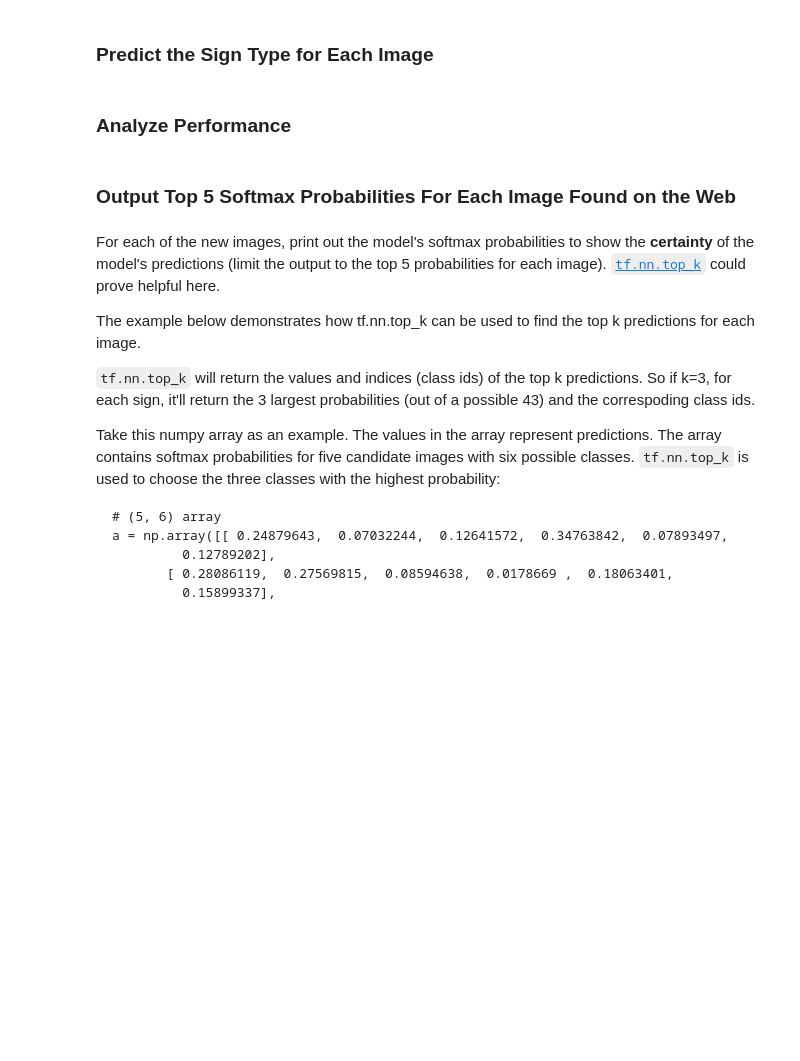
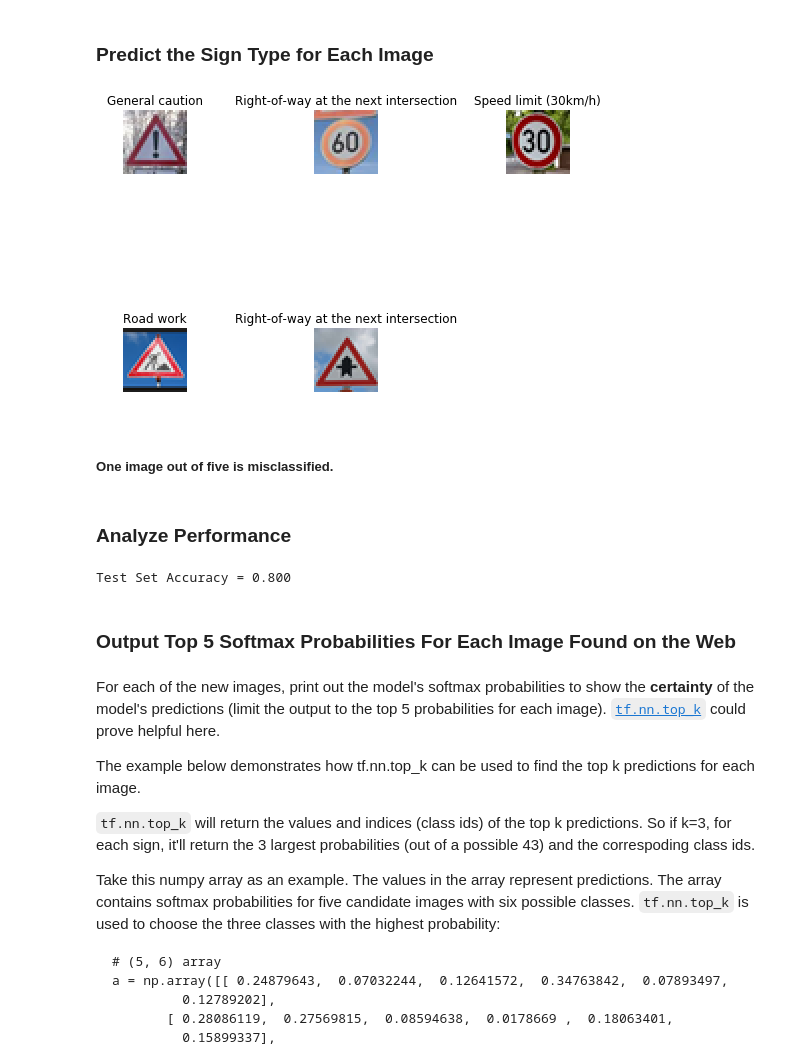
Before and after one commit to purnendu23/CarND-Traffic-Sign-Classifier-Project, a Jupyter notebook: Traffic_Sign_Classifier.ipynb, the cells around one changed output. Saved outputs shown, nothing was run; the diff lists cells and outputs as text; code cells hidden in the pictures; blank space fills up the shorter version.

```diff
--- a/Traffic_Sign_Classifier.ipynb
+++ b/Traffic_Sign_Classifier.ipynb
@@ -415,2 +416,12 @@ Validation Accuracy = 0.964
 
 Model saved
+# %%
+# Accuracy of the model on the test-dataset
+
+
+with tf.Session() as sess:
+    sess.run(tf.global_variables_initializer())
+    saver2 = tf.train.import_meta_graph('lenet_german_traffic.ckpt.meta')
+    saver2.restore(sess, "./lenet_german_traffic.ckpt")
+    test_accuracy = evaluate(X_test, y_test)
+    print("Test Set Accuracy = {:.3f}".format(test_accuracy))
@@ -432,12 +502,45 @@ You may find `signnames.csv` useful as it contains mappings from the class id (i
 # %%
 ### Run the predictions here and use the model to output the prediction for each image.
 ### Make sure to pre-process the images with the same pre-processing pipeline used earlier.
 ### Feel free to use as many code cells as needed.
+
+import tensorflow as tf
+
+
+fig2 = plt.figure(figsize=(8,8))
+fig2.subplots_adjust(wspace=2, hspace = 0.001)
+plt.clf()
+
+with tf.Session() as sess:
+    saver3 = tf.train.import_meta_graph('lenet_german_traffic.ckpt.meta')
+    saver3.restore(sess, "./lenet_german_traffic.ckpt")
+    predicted_logits = sess.run(logits, feed_dict={x: t_images})
+    predicted_labels = np.argmax(predicted_logits, axis=1)
+    for i,j in enumerate(predicted_labels):
+        ax = fig2.add_subplot(2,3,i+1)
+        ax.set_title(signNames[j])
+        ax.imshow(original_img_list[i])
+        ax.axis('off')
+    plt.show()
+# %% [output]
+[figure, added]
+# %% [markdown]
+##### One image out of five is misclassified.
 # %% [markdown]
 ### Analyze Performance
 # %%
 ### Calculate the accuracy for these 5 new images.
 ### For example, if the model predicted 1 out of 5 signs correctly, it's 20% accurate on these new images.
+
+
+with tf.Session() as sess:
+    sess.run(tf.global_variables_initializer())
+    saver3 = tf.train.import_meta_graph('lenet_german_traffic.ckpt.meta')
+    saver3.restore(sess, "./lenet_german_traffic.ckpt")
+    test_accuracy = evaluate(t_images, t_labels)
+    print("Test Set Accuracy = {:.3f}".format(test_accuracy))
+# %% [output]
+Test Set Accuracy = 0.800
 # %% [markdown]
 ### Output Top 5 Softmax Probabilities For Each Image Found on the Web
 # %% [markdown]
```
Also changed, not shown: parts of 7 cells of this notebook, 12 other files.
